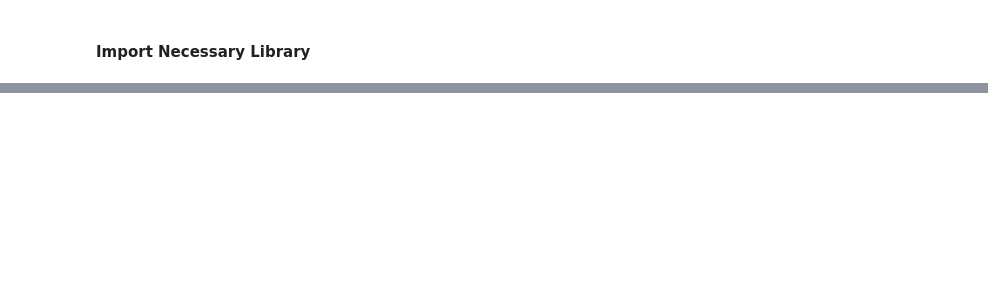
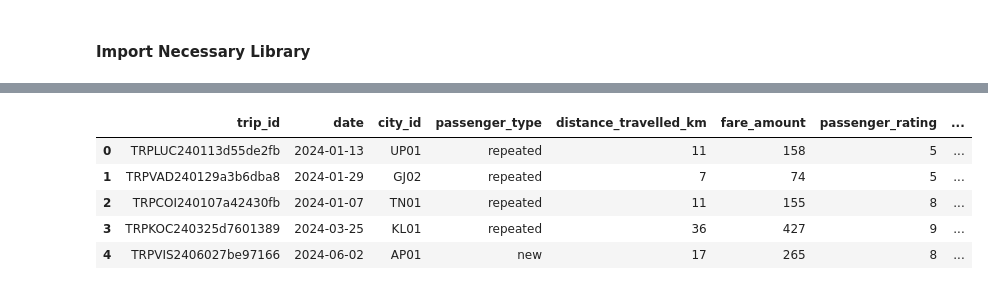
Before and after one commit to Shandeep-Raula/GoodCabs--Provide-Insights-to-Chief-Operations-in-Transportation-Domain, a Jupyter notebook: EDA.ipynb, the cells around one changed output, grey strips where cells are left out. Cells and saved outputs as stored; diff of their text form; code cells hidden in the pictures; blank space fills up the shorter version.

```diff
--- a/EDA.ipynb
+++ b/EDA.ipynb
@@ -44,4 +82,11 @@ fact_passenger['month'] = pd.to_datetime(fact_passenger['month'])
 # %%
-fact_trips = pd.read_csv('fact_trips.csv')
-fact_trips['date'] = pd.to_datetime(fact_trips['date'])
+fact_trips = pd.read_csv('fact_trips.csv', parse_dates=['date'])
+fact_trips.head(5)
+# %% [output]
+|  | trip_id | date | city_id | passenger_type | distance_travelled_km | fare_amount | passenger_rating | ... |
+| 0 | TRPLUC240113d55de2fb | 2024-01-13 | UP01 | repeated | 11 | 158 | 5 | ... |
+| 1 | TRPVAD240129a3b6dba8 | 2024-01-29 | GJ02 | repeated | 7 | 74 | 5 | ... |
+| 2 | TRPCOI240107a42430fb | 2024-01-07 | TN01 | repeated | 11 | 155 | 8 | ... |
+| 3 | TRPKOC240325d7601389 | 2024-03-25 | KL01 | repeated | 36 | 427 | 9 | ... |
+| 4 | TRPVIS2406027be97166 | 2024-06-02 | AP01 | new | 17 | 265 | 8 | ... |
 # %%
```
Also changed, not shown: parts of 12 cells of this notebook.
